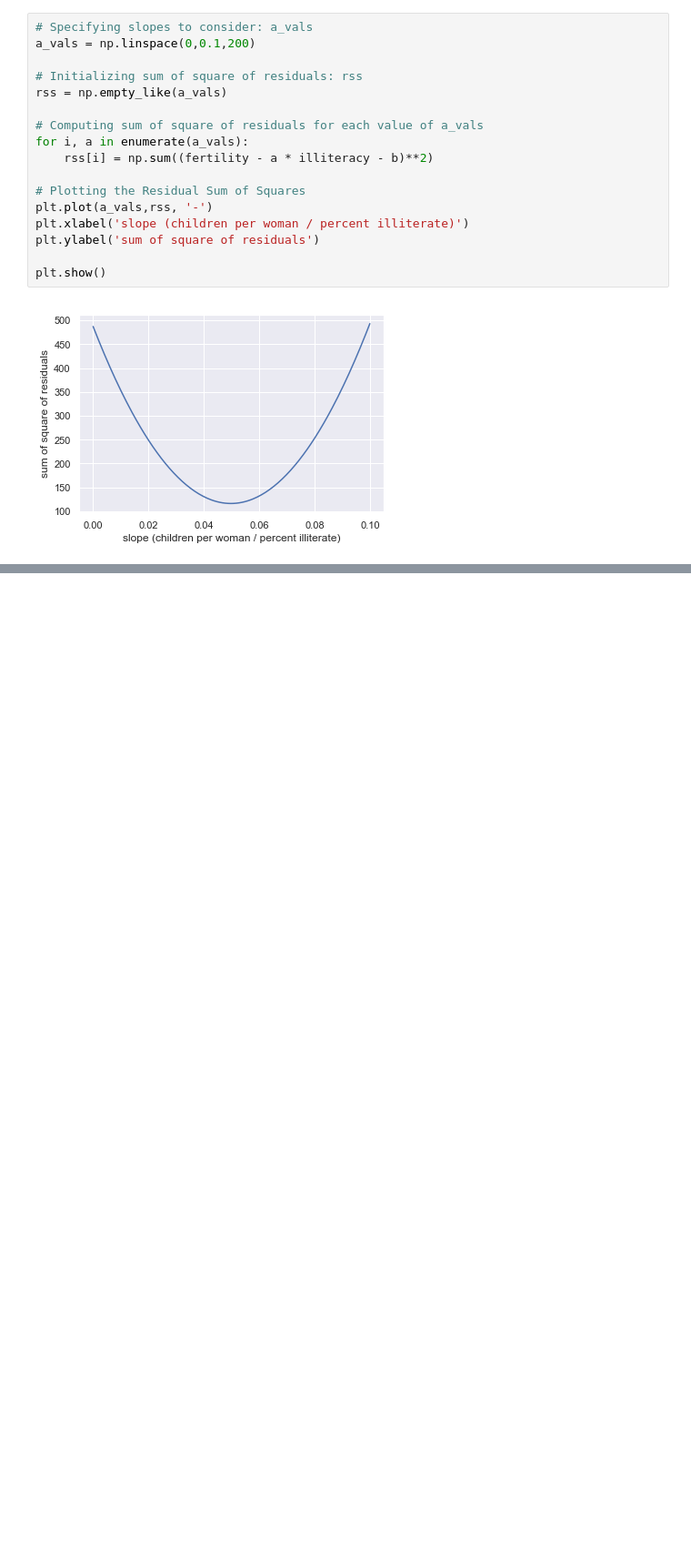
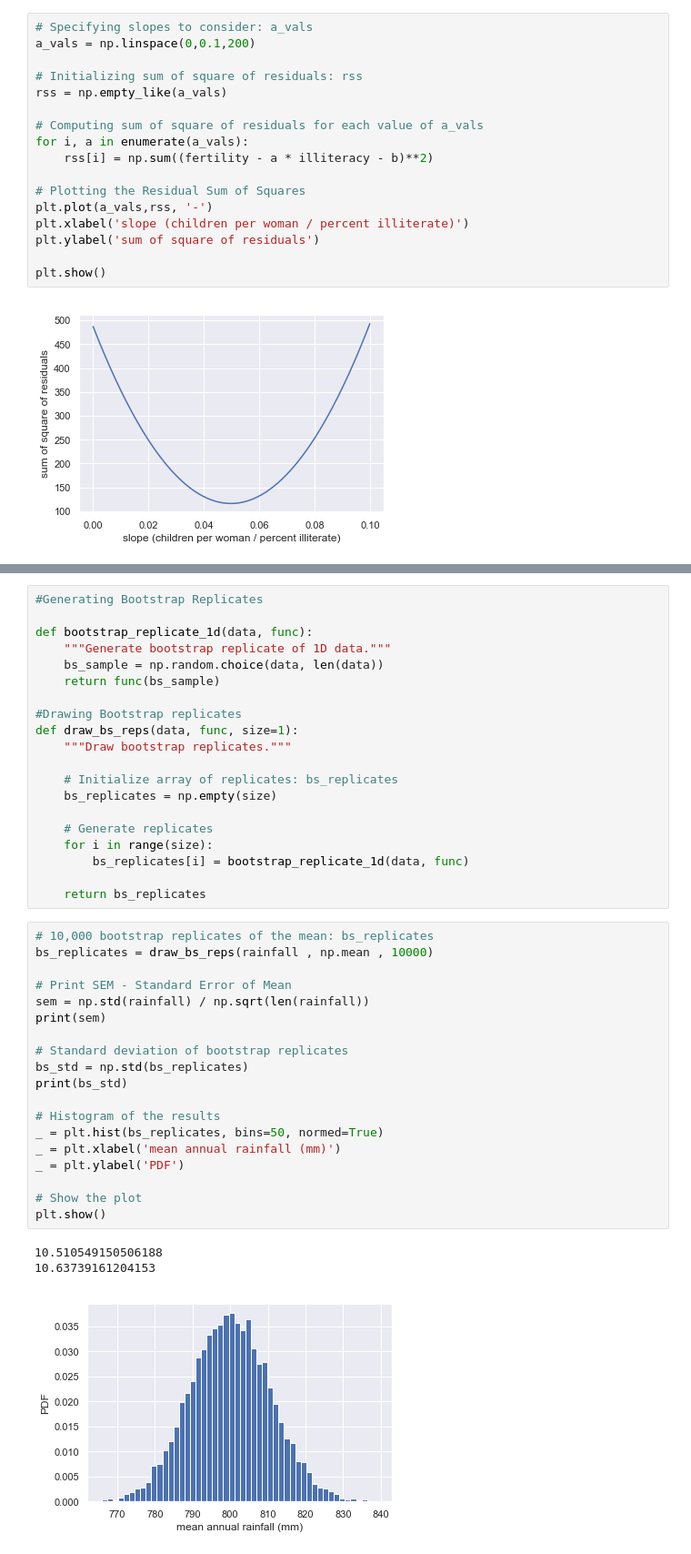
Before and after one commit to PrassanthE/Statistical-Thinking, a Jupyter notebook: Statistical thinking.ipynb, the cells around one changed output, grey strips where cells are left out. Shown at 91% size. Saved outputs shown, nothing was run; the diff lists cells and outputs as text; blank space fills up the shorter version.

```diff
--- a/Statistical thinking.ipynb
+++ b/Statistical thinking.ipynb
@@ -531,0 +585,43 @@ plt.show()
+# %%
+#Generating Bootstrap Replicates
+
+def bootstrap_replicate_1d(data, func):
+    """Generate bootstrap replicate of 1D data."""
+    bs_sample = np.random.choice(data, len(data))
+    return func(bs_sample)
+
+#Drawing Bootstrap replicates
+def draw_bs_reps(data, func, size=1):
+    """Draw bootstrap replicates."""
+
+    # Initialize array of replicates: bs_replicates
+    bs_replicates = np.empty(size)
+
+    # Generate replicates
+    for i in range(size):
+        bs_replicates[i] = bootstrap_replicate_1d(data, func)
+
+    return bs_replicates
+# %%
+# 10,000 bootstrap replicates of the mean: bs_replicates
+bs_replicates = draw_bs_reps(rainfall , np.mean , 10000)
+
+# Print SEM - Standard Error of Mean
+sem = np.std(rainfall) / np.sqrt(len(rainfall))
+print(sem)
+
+# Standard deviation of bootstrap replicates
+bs_std = np.std(bs_replicates)
+print(bs_std)
+
+# Histogram of the results
+_ = plt.hist(bs_replicates, bins=50, normed=True)
+_ = plt.xlabel('mean annual rainfall (mm)')
+_ = plt.ylabel('PDF')
+
+# Show the plot
+plt.show()
+# %% [output]
+10.510549150506188
+10.63739161204153
+[figure, added]
```
Also changed, not shown: parts of 47 cells of this notebook.
